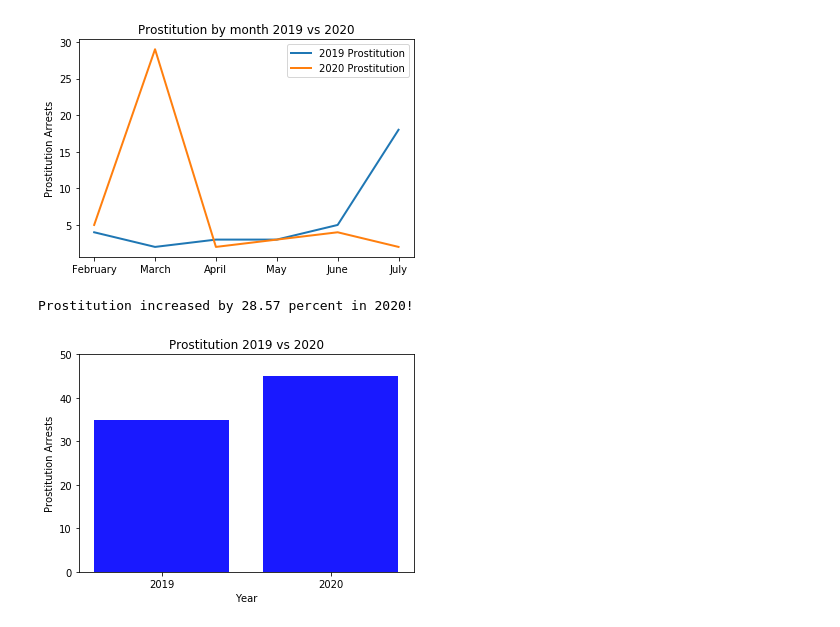
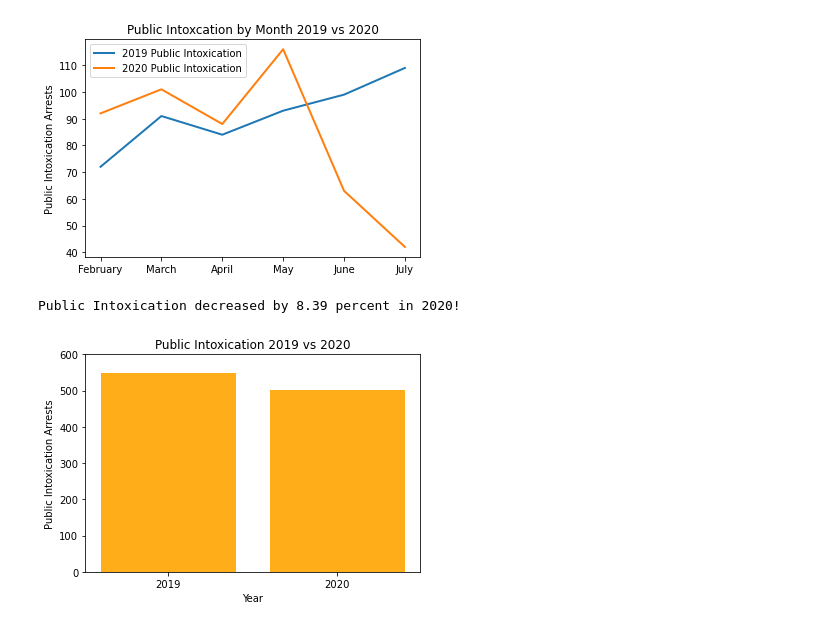
Before and after one commit to ibeth92/Crime_in_the_Time_of_COVID, a Jupyter notebook: shannon.covid.project.ipynb, the cells around one changed output. Cells and saved outputs as stored; diff of their text form; code cells hidden in the pictures.

```diff
--- a/shannon.covid.project.ipynb
+++ b/shannon.covid.project.ipynb
@@ -31,51 +29,54 @@ crime_data_selection_2020["Month Occurred"] = pd.DatetimeIndex(crime_data_select
 crime_data_selection_2020["Month Occurred"] = crime_data_selection_2020["Month Occurred"].apply(lambda x: calendar.month_name[x])
 crime_data_selection_months_2020 = crime_data_selection_2020[["Highest Offense Description","Month Occurred"]]
 # %%
-#PROSTITUTION by month
+# Calculate public intoxication by month
 
-prostitution2019bymonth = crime_data_selection_months_2019[crime_data_selection_months_2019['Highest Offense Description'].str.contains("PROSTITUTION")]
-summary_prostitution_by_month_2019 = prostitution2019bymonth.groupby("Month Occurred").count()
+intox2019bymonth = crime_data_selection_months_2019[crime_data_selection_months_2019['Highest Offense Description'].str.contains("INTOXICATION")]
+summary_intox_by_month_2019 = intox2019bymonth.groupby("Month Occurred").count()
 
 
-prostitution2020bymonth = crime_data_selection_months_2020[crime_data_selection_months_2020['Highest Offense Description'].str.contains("PROSTITUTION")]
-summary_prostitution_by_month_2020 = prostitution2020bymonth.groupby("Month Occurred").count()
+intox2020bymonth = crime_data_selection_months_2020[crime_data_selection_months_2020['Highest Offense Description'].str.contains("INTOXICATION")]
+summary_intox_by_month_2020 = intox2020bymonth.groupby("Month Occurred").count()
 
 
 month_order = ['February', 'March', 'April', 'May', 'June', 'July']
-summary_prostitution_by_month_2019 = summary_prostitution_by_month_2019.reindex(month_order, axis=0)
-summary_prostitution_by_month_2020 = summary_prostitution_by_month_2020.reindex(month_order, axis=0)
+summary_intox_by_month_2019 = summary_intox_by_month_2019.reindex(month_order, axis=0)
+summary_intox_by_month_2020 = summary_intox_by_month_2020.reindex(month_order, axis=0)
 
-plt.plot(summary_prostitution_by_month_2019,label='2019 Prostitution', linewidth=2)
-plt.plot(summary_prostitution_by_month_2020,label='2020 Prostitution', linewidth=2)
+plt.plot(summary_intox_by_month_2019,label='2019 Public Intoxication', linewidth=2)
+plt.plot(summary_intox_by_month_2020,label='2020 Public Intoxication', linewidth=2)
 plt.legend()
-plt.ylabel("Prostitution Arrests")
-plt.title("Prostitution by month 2019 vs 2020")
+plt.ylabel("Public Intoxication Arrests")
+plt.title("Public Intoxcation by Month 2019 vs 2020")
+plt.savefig('intoxline.png')
 plt.show()
 # %% [output]
-[figure, old version]
+[figure, new version]
 # %%
-#Prostitution bar graph 2019 vs 2020
+# Generate public intoxication bar graph 2019 vs 2020
 
-prostitution2019 = crime_data2019[crime_data2019['Highest Offense Description'].str.contains("PROSTITUTION")]
-prostitution2020 = crime_data2020[crime_data2020['Highest Offense Description'].str.contains("PROSTITUTION")]
+intox2019 = crime_data2019[crime_data2019['Highest Offense Description'].str.contains("INTOXICATION")]
+intox2020 = crime_data2020[crime_data2020['Highest Offense Description'].str.contains("INTOXICATION")]
 
-prostitution_count2019 = prostitution2019["Address"].count()
-prostitution_count2020 = prostitution2020["Address"].count()
-counts =[prostitution_count2019,prostitution_count2020]
+intox_count2019 = intox2019["Address"].count()
+intox_count2020 = intox2020["Address"].count()
+
+counts =[intox_count2019,intox_count2020]
 x_axis = np.arange(len(counts))
 
-proinc = ((prostitution_count2020)-(prostitution_count2019)) / (prostitution_count2019)
+intoxdec = ((intox_count2019)-(intox_count2020)) / (intox_count2019)
 
-print(f"Prostitution increased by {round(proinc * 100,2)} percent in 2020!")
+print(f"Public Intoxication decreased by {round(intoxdec * 100,2)} percent in 2020!")
 
-plt.bar(x_axis, counts, color='b', alpha=0.9, align="center")
+plt.bar(x_axis, counts, color='orange', alpha=0.9, align="center")
 tick_locations = [value for value in x_axis]
 plt.xticks(tick_locations, ["2019", "2020"])
-plt.ylim(0,50)
-plt.title("Prostitution 2019 vs 2020")
+plt.ylim(0,600)
+plt.title("Public Intoxication 2019 vs 2020")
 plt.xlabel("Year")
-plt.ylabel("Prostitution Arrests")
+plt.ylabel("Public Intoxication Arrests")
+plt.savefig('intoxbar.png')
 plt.show()
 # %% [output]
-Prostitution increased by 28.57 percent in 2020!
+Public Intoxication decreased by 8.39 percent in 2020!
-[figure, old version]
+[figure, new version]
```
Also changed, not shown: parts of 2 cells of this notebook, 3 other files.
